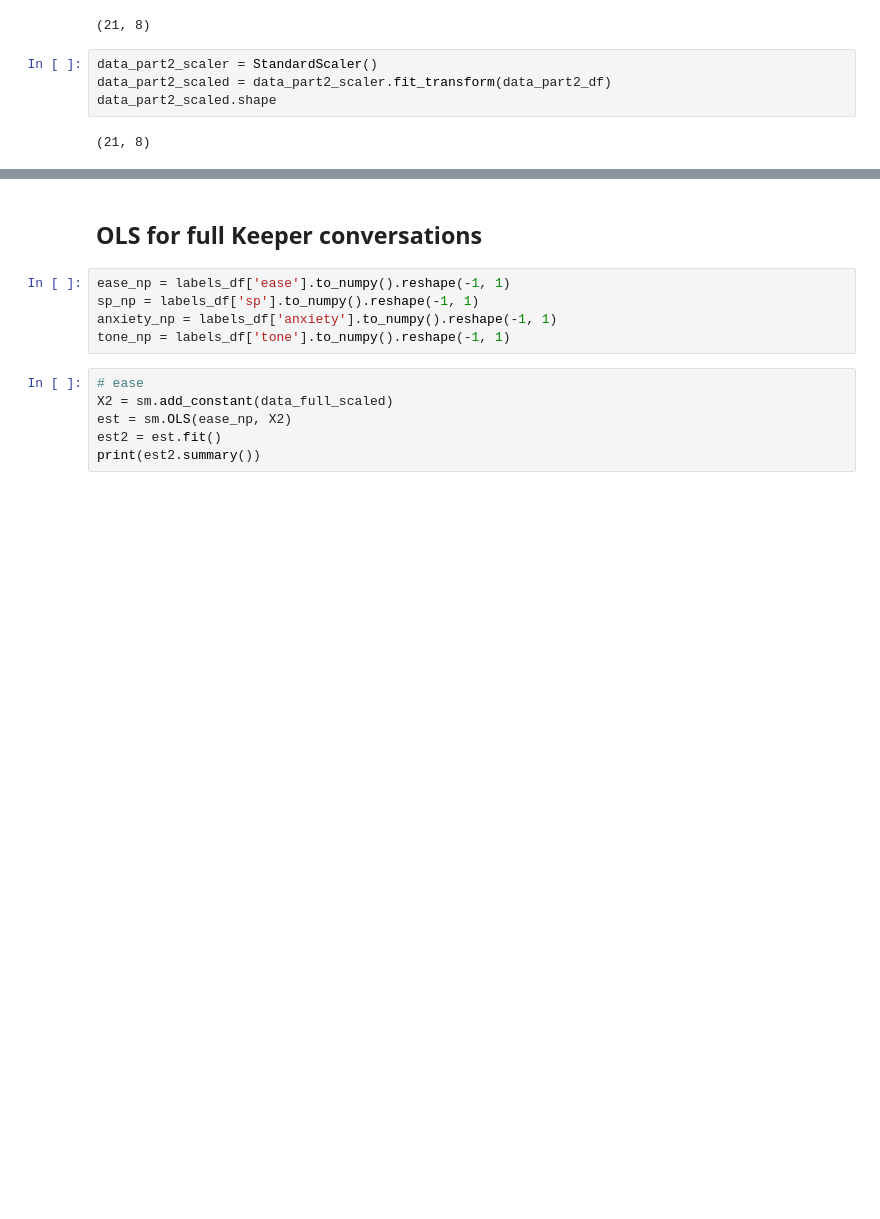
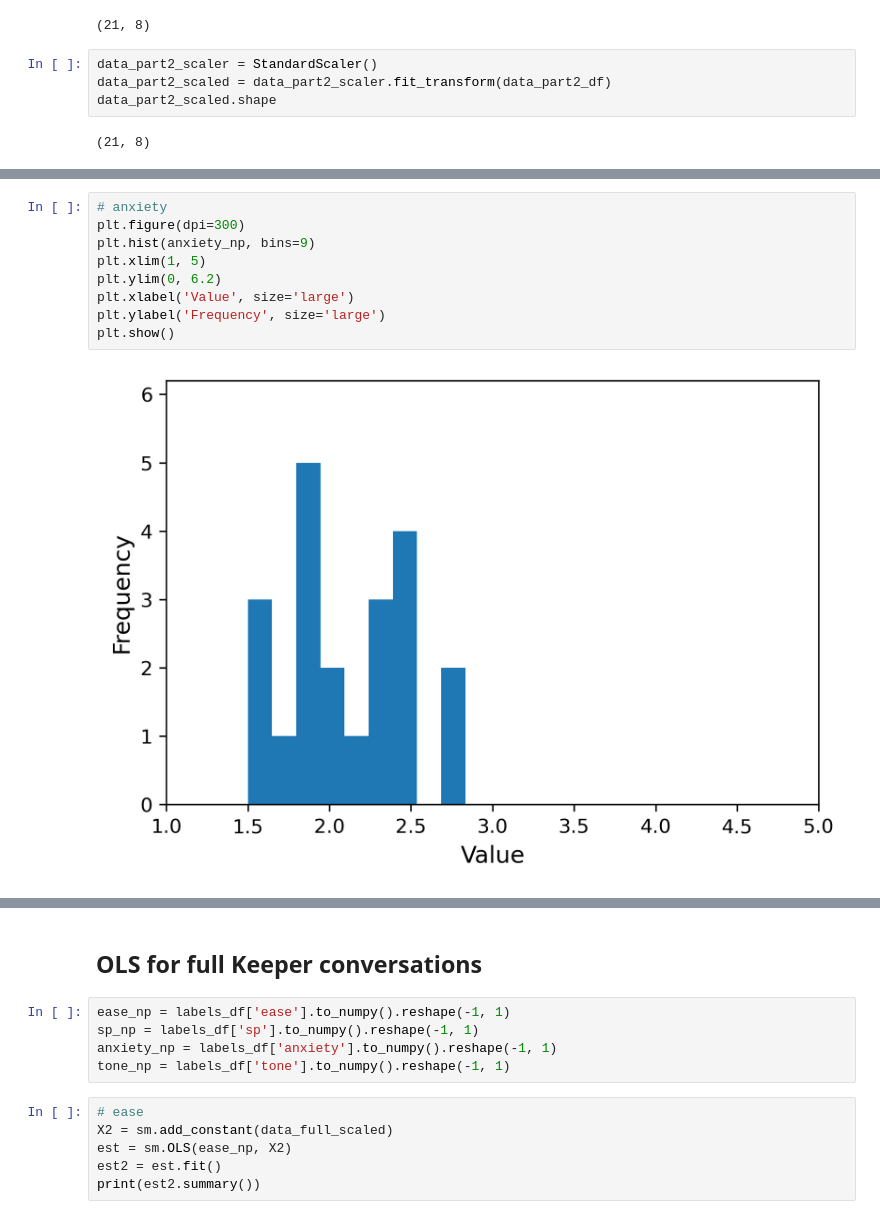
Before and after one commit to wonjune-kang/conversation-quality, a Jupyter notebook: OLS_regression.ipynb, the cells around one changed output, grey strips where cells are left out. Saved outputs shown, nothing was run; the diff lists cells and outputs as text; blank space fills up the shorter version.

```diff
--- a/OLS_regression.ipynb
+++ b/OLS_regression.ipynb
@@ -92,0 +122,11 @@ data_part2_scaled.shape
+# %%
+# anxiety
+plt.figure(dpi=300)
+plt.hist(anxiety_np, bins=9)
+plt.xlim(1, 5)
+plt.ylim(0, 6.2)
+plt.xlabel('Value', size='large')
+plt.ylabel('Frequency', size='large')
+plt.show()
+# %% [output]
+[figure, added]
```
Also changed, not shown: parts of 5 cells of this notebook.
